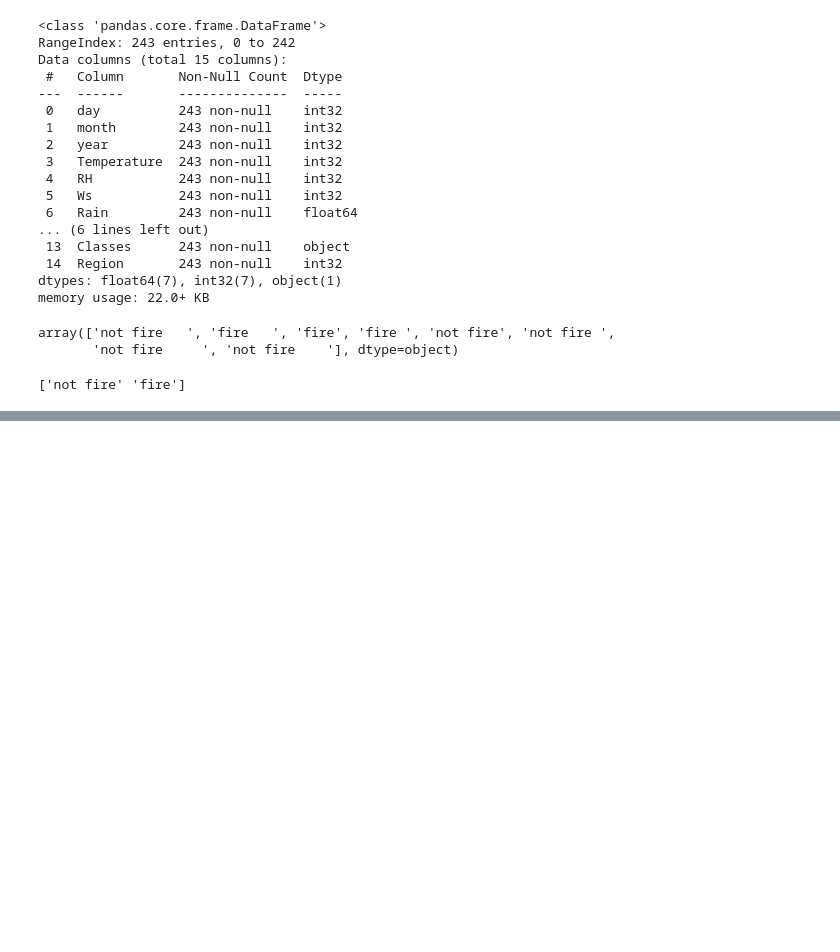
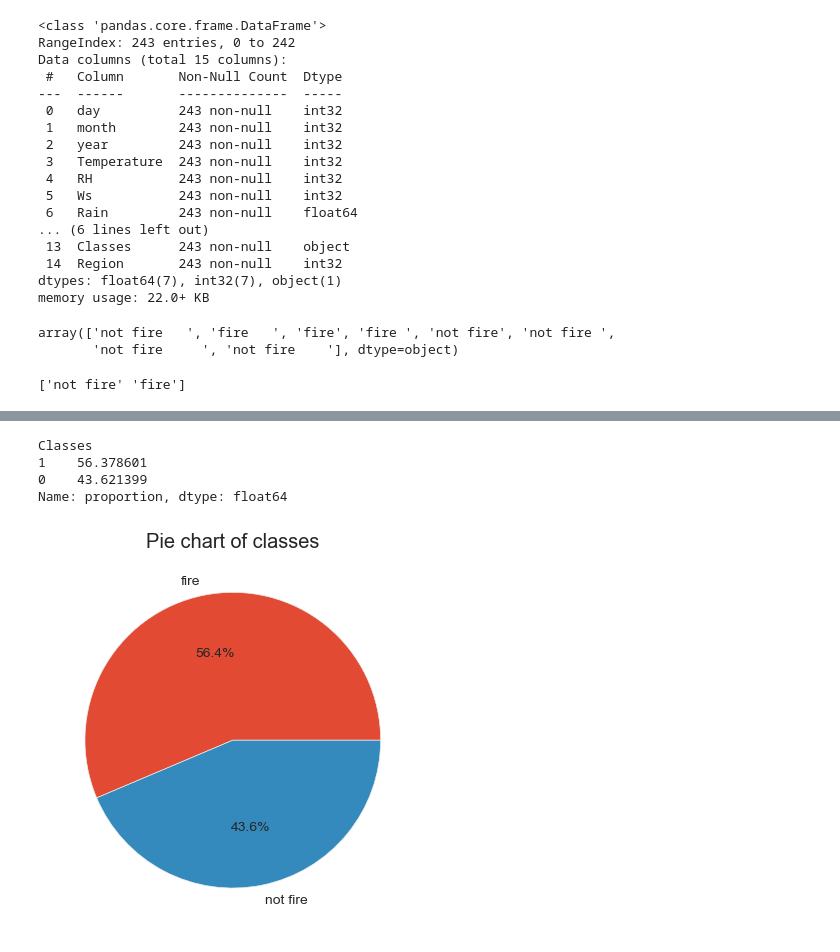
Before and after one commit to JhaSarvjeet/Machine-learning, a Jupyter notebook: 022 Ridge Lassso Elastic Regression/01_ridge_Lasso_Maxnet.ipynb, the cells around one changed output, grey strips where cells are left out. Cells and saved outputs as stored; diff of their text form; code cells hidden in the pictures; blank space fills up the shorter version.

```diff
--- a/022 Ridge Lassso Elastic Regression/01_ridge_Lasso_Maxnet.ipynb
+++ b/022 Ridge Lassso Elastic Regression/01_ridge_Lasso_Maxnet.ipynb
@@ -280,0 +387,18 @@ df.to_csv("Algerian_forest_fires_dataset_Cleaned.csv",index=False)
+# %%
+#percentage for pie chart
+
+per=df_copy.Classes.value_counts(normalize=True)*100
+per
+# %% [output]
+Classes
+1    56.378601
+0    43.621399
+Name: proportion, dtype: float64
+# %%
+#ploting pie chart
+classes = ['fire','not fire']
+plt.pie(per,labels=classes,autopct='%1.1f%%')
+plt.title('Pie chart of classes')
+plt.show()
+# %% [output]
+[figure, added]
```
Also changed, not shown: parts of 23 cells of this notebook.
